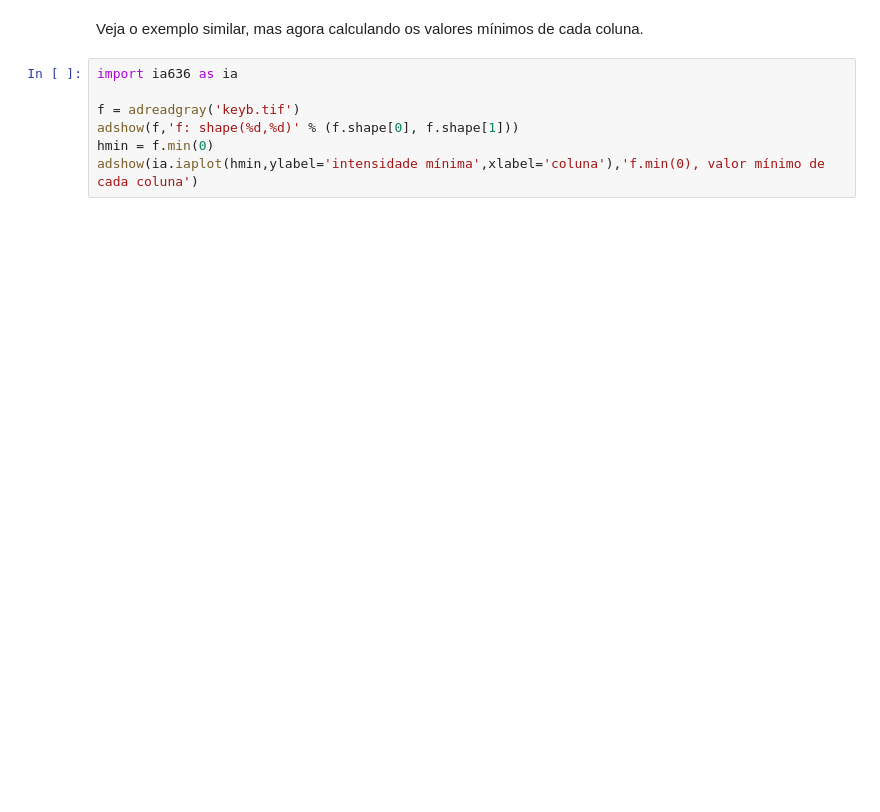
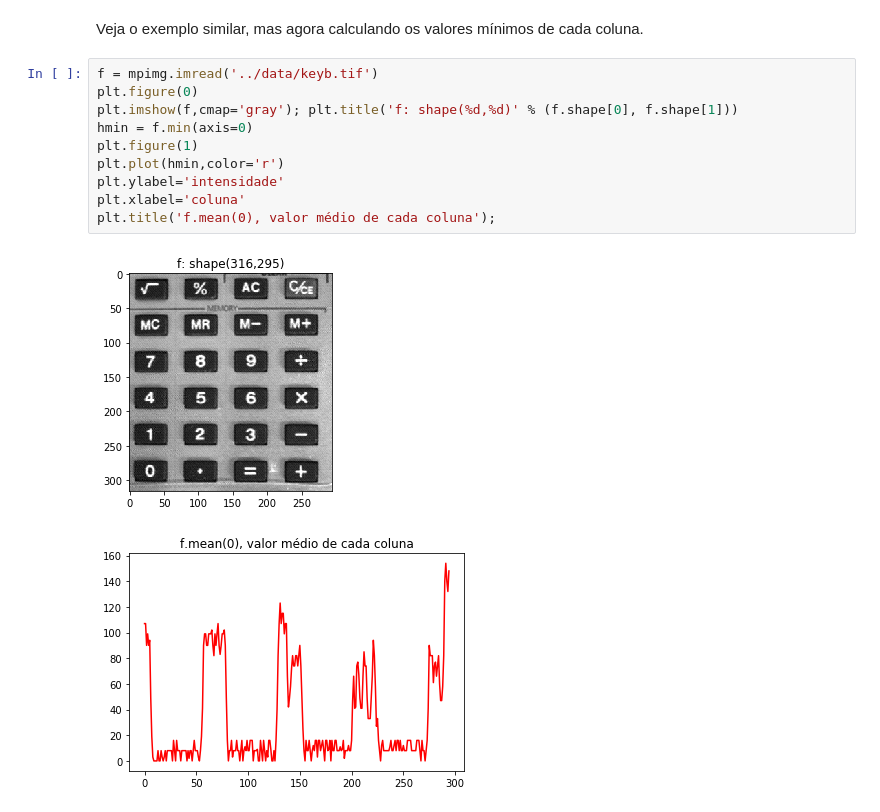
Before and after one commit to robertoalotufo/ia898, a Jupyter notebook: master/tutorial_numpy_1_5a.ipynb, the cells around one changed output. Drawn from its saved outputs; the diff is of its cells as text; blank space fills up the shorter version.

```diff
--- a/master/tutorial_numpy_1_5a.ipynb
+++ b/master/tutorial_numpy_1_5a.ipynb
@@ -110,9 +148,15 @@ adshow(ia.iaplot(hmean,ylabel='intensidade',xlabel='coluna'),'f.mean(0), valor m
 # %% [markdown]
 Veja o exemplo similar, mas agora calculando os valores mínimos de cada coluna.
 # %%
-import ia636 as ia
-
-f = adreadgray('keyb.tif')
-adshow(f,'f: shape(%d,%d)' % (f.shape[0], f.shape[1]))
-hmin = f.min(0)
-adshow(ia.iaplot(hmin,ylabel='intensidade mínima',xlabel='coluna'),'f.min(0), valor mínimo de cada coluna')
+f = mpimg.imread('../data/keyb.tif')
+plt.figure(0)
+plt.imshow(f,cmap='gray'); plt.title('f: shape(%d,%d)' % (f.shape[0], f.shape[1]))
+hmin = f.min(axis=0)
+plt.figure(1)
+plt.plot(hmin,color='r')
+plt.ylabel='intensidade'
+plt.xlabel='coluna'
+plt.title('f.mean(0), valor médio de cada coluna');
+# %% [output]
+[figure, added]
+[figure, added]
```
Also changed, not shown: parts of 6 cells of this notebook.
